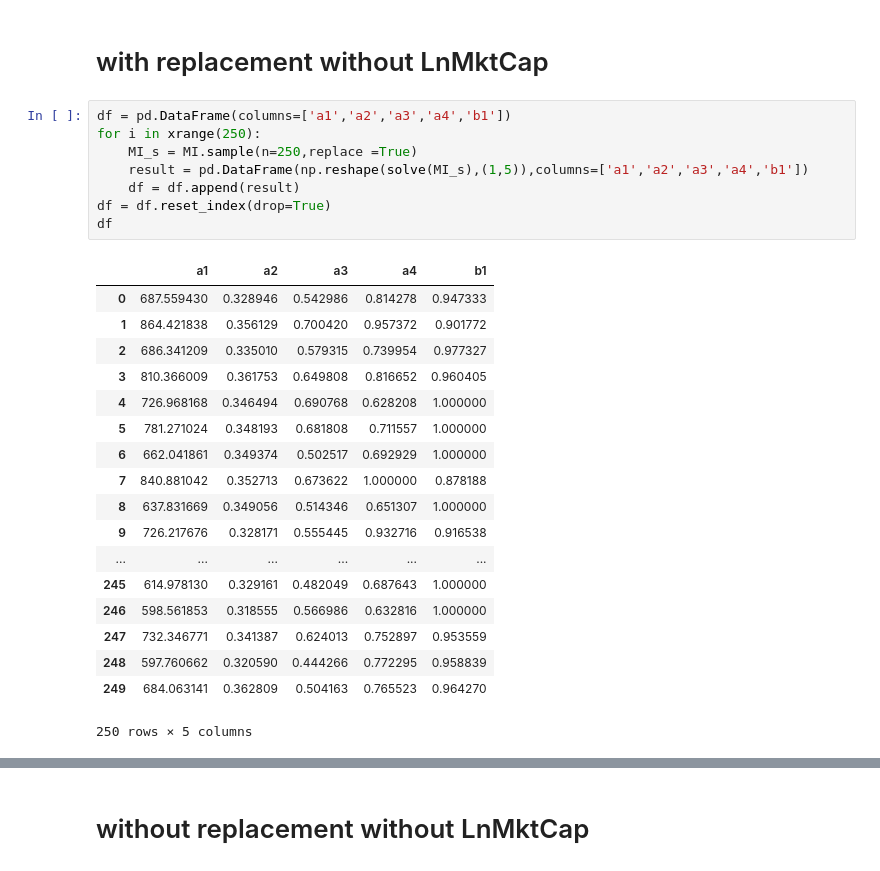
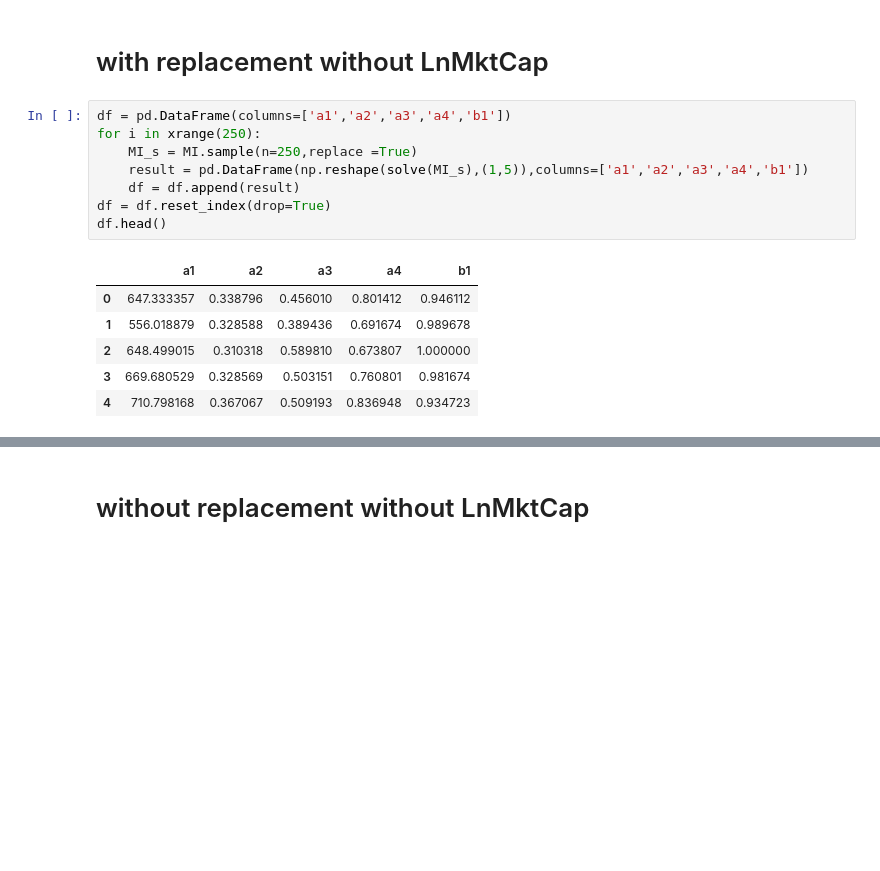
Before and after one commit to bjd1111/Finance, a Jupyter notebook: algo trading/problem2.ipynb, the cells around one changed output, grey strips where cells are left out. Drawn from its saved outputs; the diff is of its cells as text; blank space fills up the shorter version.

```diff
--- a/algo trading/problem2.ipynb
+++ b/algo trading/problem2.ipynb
@@ -253,30 +224,18 @@ print solve(MI_s)
 # %%
 df = pd.DataFrame(columns=['a1','a2','a3','a4','b1'])
 for i in xrange(250):
     MI_s = MI.sample(n=250,replace =True)
     result = pd.DataFrame(np.reshape(solve(MI_s),(1,5)),columns=['a1','a2','a3','a4','b1'])
     df = df.append(result)
 df = df.reset_index(drop=True)
-df
+df.head()
 # %% [output]
 |  | a1 | a2 | a3 | a4 | b1 |
-| 0 | 687.559430 | 0.328946 | 0.542986 | 0.814278 | 0.947333 |
-| 1 | 864.421838 | 0.356129 | 0.700420 | 0.957372 | 0.901772 |
-| 2 | 686.341209 | 0.335010 | 0.579315 | 0.739954 | 0.977327 |
-| 3 | 810.366009 | 0.361753 | 0.649808 | 0.816652 | 0.960405 |
-| 4 | 726.968168 | 0.346494 | 0.690768 | 0.628208 | 1.000000 |
-| 5 | 781.271024 | 0.348193 | 0.681808 | 0.711557 | 1.000000 |
-| 6 | 662.041861 | 0.349374 | 0.502517 | 0.692929 | 1.000000 |
-| 7 | 840.881042 | 0.352713 | 0.673622 | 1.000000 | 0.878188 |
-| 8 | 637.831669 | 0.349056 | 0.514346 | 0.651307 | 1.000000 |
-| 9 | 726.217676 | 0.328171 | 0.555445 | 0.932716 | 0.916538 |
-| ... | ... | ... | ... | ... | ... |
-| 245 | 614.978130 | 0.329161 | 0.482049 | 0.687643 | 1.000000 |
-| 246 | 598.561853 | 0.318555 | 0.566986 | 0.632816 | 1.000000 |
-| 247 | 732.346771 | 0.341387 | 0.624013 | 0.752897 | 0.953559 |
-| 248 | 597.760662 | 0.320590 | 0.444266 | 0.772295 | 0.958839 |
-| 249 | 684.063141 | 0.362809 | 0.504163 | 0.765523 | 0.964270 |
+| 0 | 647.333357 | 0.338796 | 0.456010 | 0.801412 | 0.946112 |
+| 1 | 556.018879 | 0.328588 | 0.389436 | 0.691674 | 0.989678 |
+| 2 | 648.499015 | 0.310318 | 0.589810 | 0.673807 | 1.000000 |
+| 3 | 669.680529 | 0.328569 | 0.503151 | 0.760801 | 0.981674 |
+| 4 | 710.798168 | 0.367067 | 0.509193 | 0.836948 | 0.934723 |
-250 rows × 5 columns
 # %%
 summary = df.describe()
 se =  summary.ix['std'].values/summary.ix['count'].values
```
Also changed, not shown: parts of 15 cells of this notebook.
